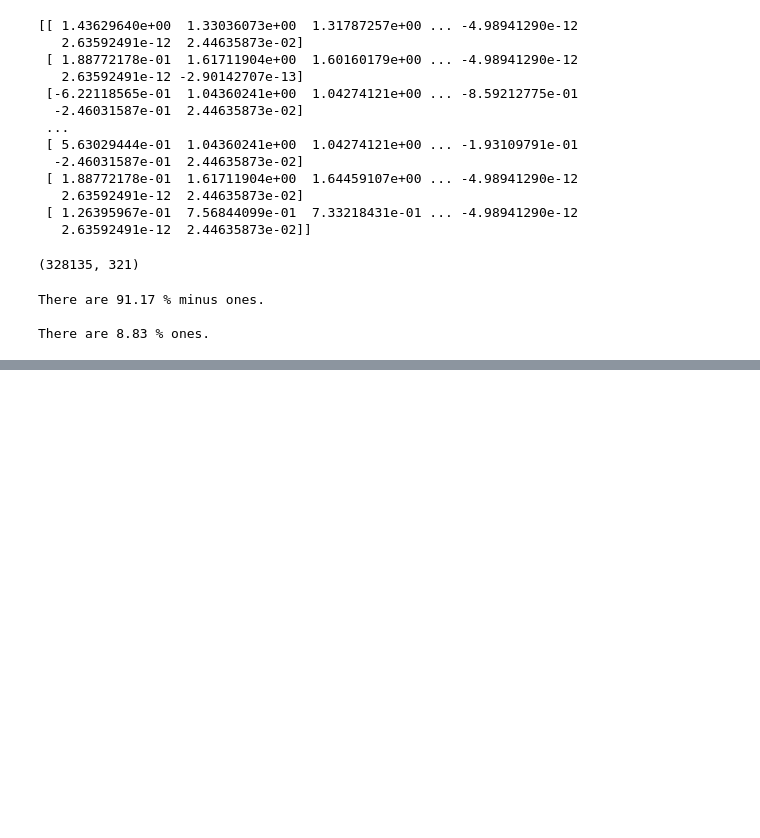
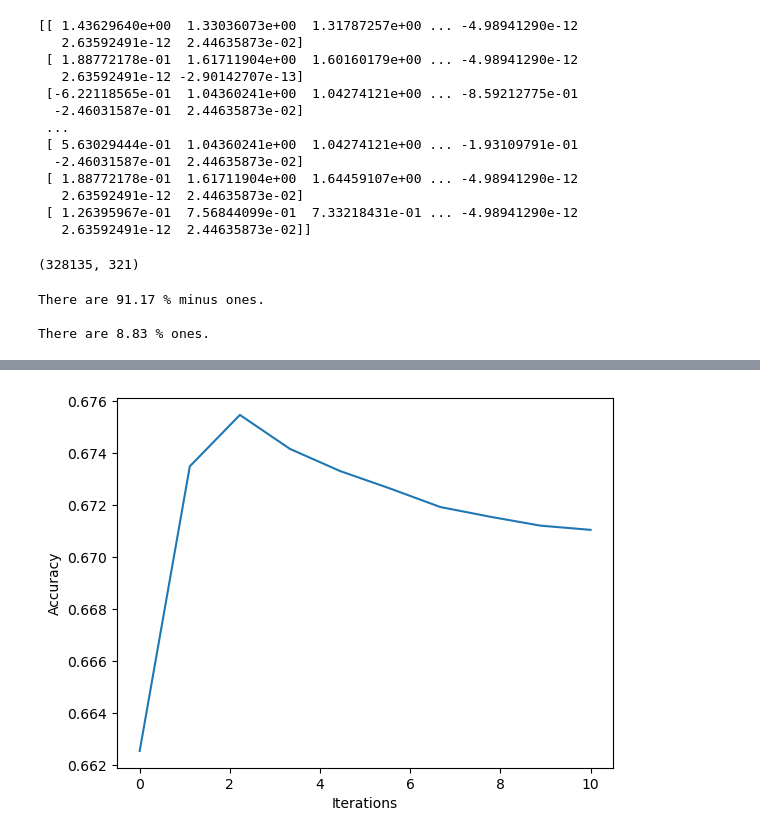
Before and after one commit to thaminmaurer/ML_Project1, a Jupyter notebook: run.ipynb, the cells around one changed output, grey strips where cells are left out. Cells and saved outputs as stored; diff of their text form; code cells hidden in the pictures; blank space fills up the shorter version.

```diff
--- a/run.ipynb
+++ b/run.ipynb
@@ -221,0 +236,9 @@ lambda =  0.001 | Accuracy moyenne : 0.08830207079403292 | Acc>0.75 : 0
+# %%
+plt.figure()
+plt.plot(np.linspace(0, max_iters, max_iters), accs)
+plt.plot(np.linspace(0, max_iters, max_iters), losses)
+plt.xlabel("Iterations")
+plt.ylabel("Accuracy")
+plt.show()
+# %% [output]
+[figure, added]
```
Also changed, not shown: parts of 12 cells of this notebook, 2 other files.
